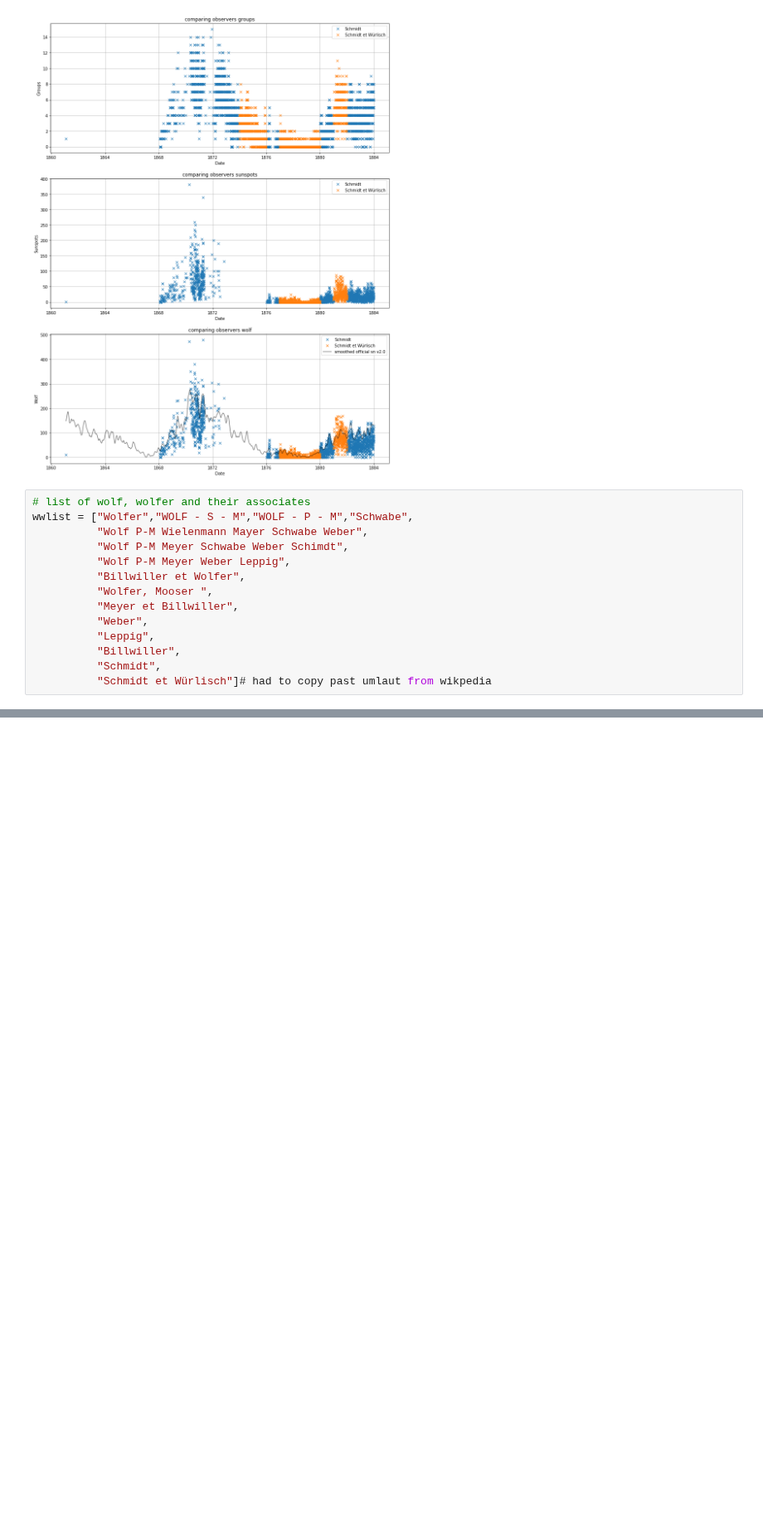
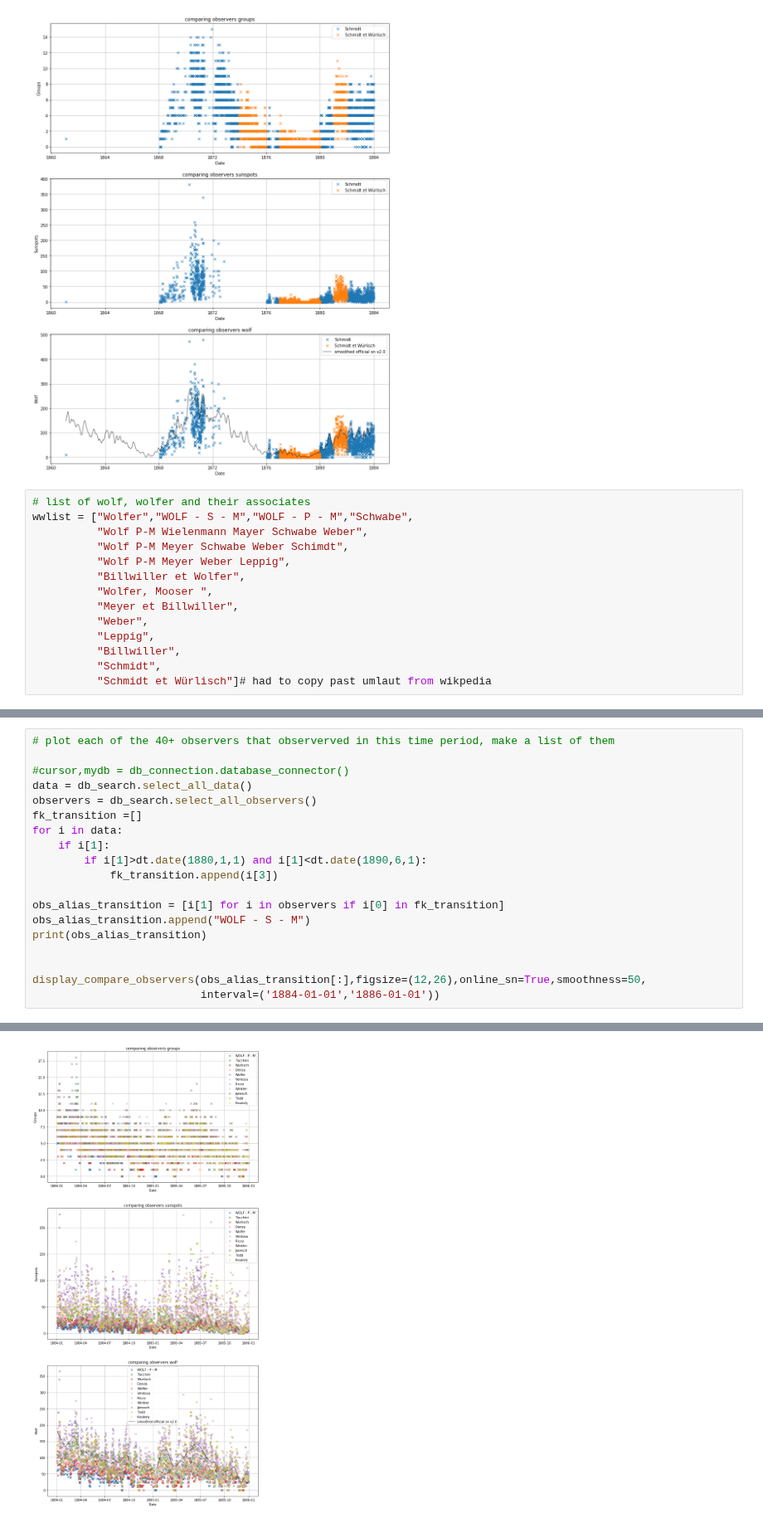
Before and after one commit to dcxSt/DATA_SILSO_HISTO_search, a Jupyter notebook: wolf_wolfer_investigation.ipynb, the cells around one changed output, grey strips where cells are left out. Shown at 83% size. Drawn from its saved outputs; the diff is of its cells as text; blank space fills up the shorter version.

```diff
--- a/wolf_wolfer_investigation.ipynb
+++ b/wolf_wolfer_investigation.ipynb
@@ -142 +164,21 @@ Closing MySQL connection...
 [figure]
+# %%
+# plot each of the 40+ observers that observerved in this time period, make a list of them
+
+#cursor,mydb = db_connection.database_connector()
+data = db_search.select_all_data()
+observers = db_search.select_all_observers()
+fk_transition =[]
+for i in data:
+    if i[1]:
+        if i[1]>dt.date(1880,1,1) and i[1]<dt.date(1890,6,1):
+            fk_transition.append(i[3])
+
+obs_alias_transition = [i[1] for i in observers if i[0] in fk_transition]
+obs_alias_transition.append("WOLF - S - M")
+print(obs_alias_transition)
+
+
+display_compare_observers(obs_alias_transition[:],figsize=(12,26),online_sn=True,smoothness=50,
+                          interval=('1884-01-01','1886-01-01'))
+# %% [output]
@@ -142,0 +202 @@ Closing MySQL connection...
+[figure, added]
```
Also changed, not shown: parts of 8 cells of this notebook, 2 other files.
